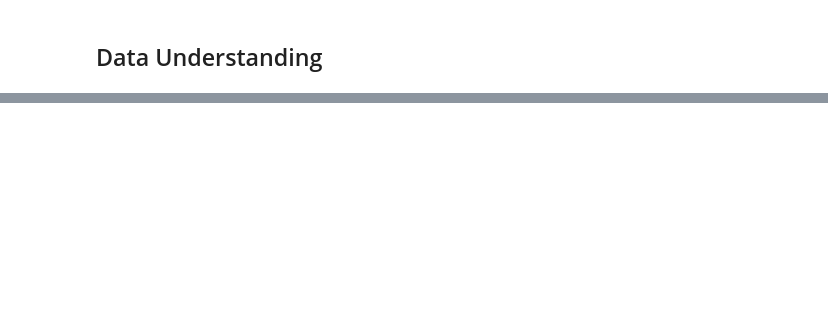
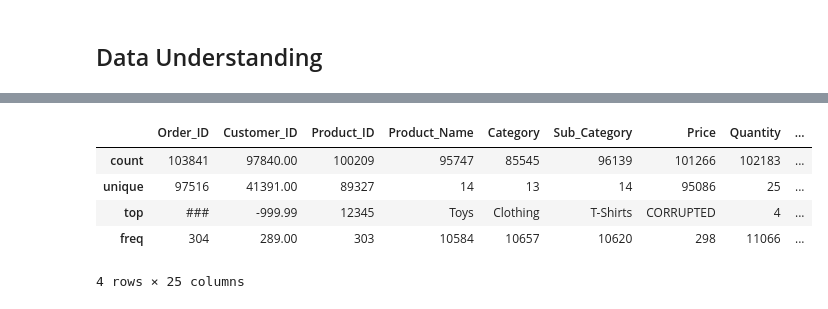
Before and after one commit to alam292/amazon-ecommerce-sales-customer-review-analysis, a Jupyter notebook: e-commerce.ipynb, the cells around one changed output, grey strips where cells are left out. Saved outputs shown, nothing was run; the diff lists cells and outputs as text; code cells hidden in the pictures; blank space fills up the shorter version.

```diff
--- a/e-commerce.ipynb
+++ b/e-commerce.ipynb
@@ -21,0 +130,9 @@ df.info
+# %%
+df.describe(include='all')
+# %% [output]
+|  | Order_ID | Customer_ID | Product_ID | Product_Name | Category | Sub_Category | Price | Quantity | ... |
+| count | 103841 | 97840.00 | 100209 | 95747 | 85545 | 96139 | 101266 | 102183 | ... |
+| unique | 97516 | 41391.00 | 89327 | 14 | 13 | 14 | 95086 | 25 | ... |
+| top | ### | -999.99 | 12345 | Toys | Clothing | T-Shirts | CORRUPTED | 4 | ... |
+| freq | 304 | 289.00 | 303 | 10584 | 10657 | 10620 | 298 | 11066 | ... |
+4 rows × 25 columns
```
Also changed, not shown: parts of 16 cells of this notebook.
